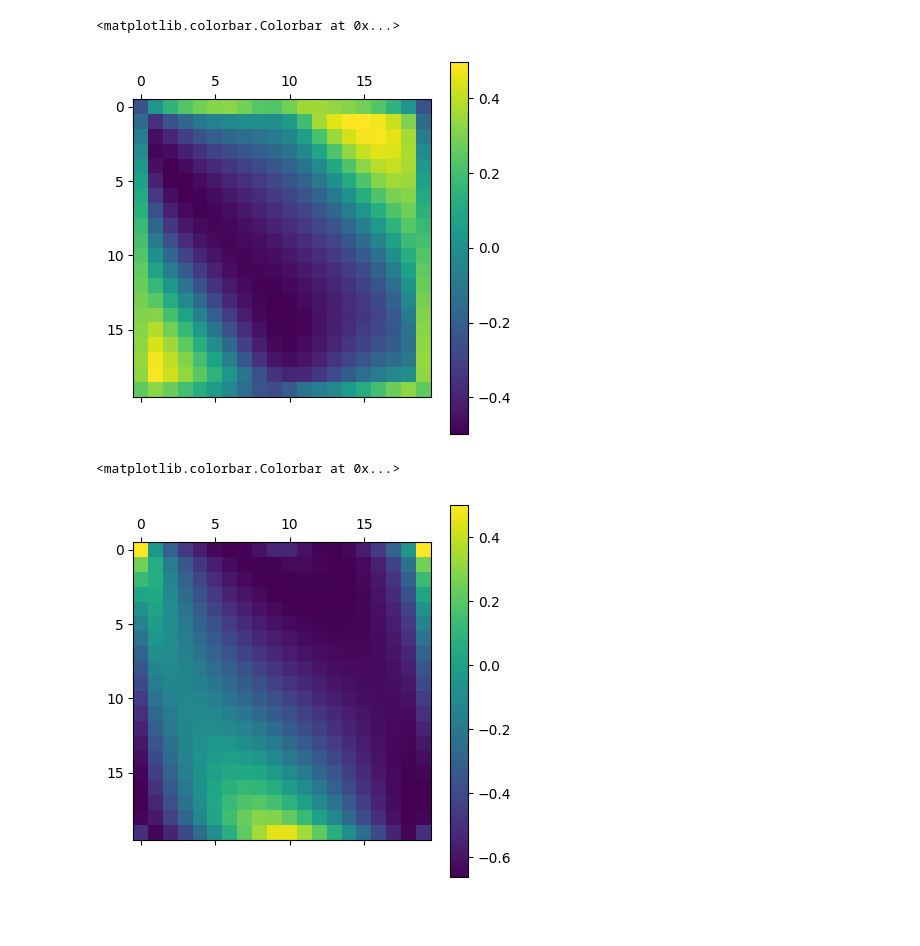
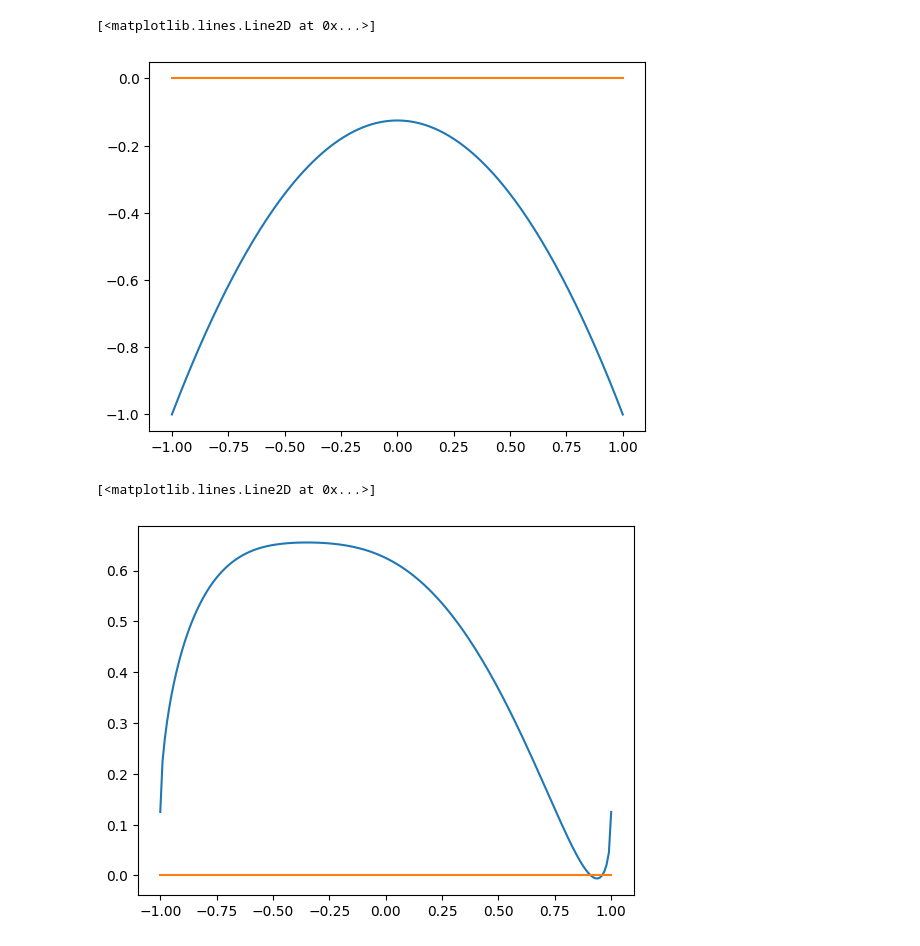
Before and after one commit to Lucaman99/pyqsp, a Jupyter notebook: test_notebook_3.ipynb, the cells around one changed output. Saved outputs shown, nothing was run; the diff lists cells and outputs as text; code cells hidden in the pictures; blank space fills up the shorter version.

```diff
--- a/test_notebook_3.ipynb
+++ b/test_notebook_3.ipynb
@@ -23,26 +34,26 @@ G_tilde = AtomicGadget(Xi_2, S_2, label="G_tilde")
 # Performs an interlink of the G gadget with the extraction gadget. Note that deg is the
 # degree of the polynomial used in the correction. If it were instead "None" no correction
 # would be applied
-deg = 20
+#deg = 29
 
 G_interlink = G.interlink(G_tilde, [
-    (('G', 0), ('G_tilde', 0), deg)
+    (('G', 0), ('G_tilde', 0), None)
 ])
 # %%
 # Sets gadget leg inputs
-F = lambda x, y : {("G", 0): x, ("G", 1): y, ("G_tilde", 1): 0.5}
+F = lambda x : {("G", 0): x, ("G", 1): 0.5, ("G_tilde", 1): 0.5}
 # %%
 # Gets the sequence of a leg of the gadget interlink
-fn = lambda x, y : G_interlink.get_qsp_unitary(('G_tilde', 0))(F(x, y))[0][0]
+fn = lambda x : G_interlink.get_qsp_unitary(('G_tilde', 0))(F(x))[0][0]
 # %%
 # Plots the gadget interlink
-data = [[fn(x, y) for x in np.linspace(-1, 1, 20)] for y in tqdm(np.linspace(-1, 1, 20))]
+data = [fn(x) for x in tqdm(np.linspace(-1, 1, 200))]
 # %%
-plt.matshow(np.real(data))
-plt.colorbar()
+plt.plot(np.linspace(-1, 1, 200), np.real(data))
+plt.plot(np.linspace(-1, 1, 200), np.imag(data))
 # %% [output]
-<matplotlib.colorbar.Colorbar at 0x...>
+[<matplotlib.lines.Line2D at 0x...>]
-[figure, old version]
+[figure, new version]
 # %%
 f = lambda x, y : G.get_qsp_unitary(('G', 0))({('G', 0) : x, ('G', 1) : y})[0][0]
 g = lambda x, y : G_tilde.get_qsp_unitary(('G_tilde', 0))({('G_tilde', 0) : x, ('G_tilde', 1) : y})[0][0]
@@ -51,6 +62,6 @@ h = lambda x, y : g(f(x, y), 0.5)
 # %%
-plt.matshow([[np.real(h(x, y)) for x in np.linspace(-1, 1, 20)] for y in np.linspace(-1, 1, 20)])
-plt.colorbar()
+plt.plot(np.linspace(-1, 1, 200), [np.real(h(x)) for x in np.linspace(-1, 1, 200)])
+plt.plot(np.linspace(-1, 1, 200), [np.imag(h(x)) for x in np.linspace(-1, 1, 200)])
 # %% [output]
-<matplotlib.colorbar.Colorbar at 0x...>
+[<matplotlib.lines.Line2D at 0x...>]
-[figure, old version]
+[figure, new version]
```
Also changed, not shown: parts of 3 cells of this notebook, 1 other file.
